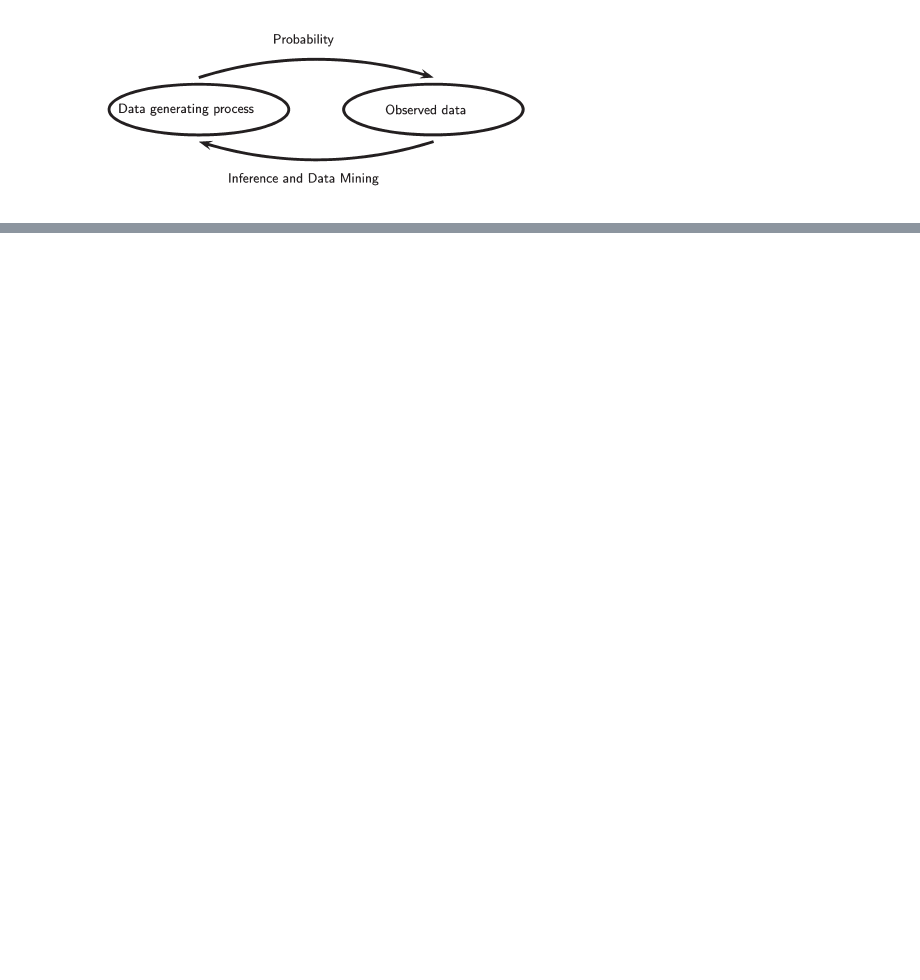
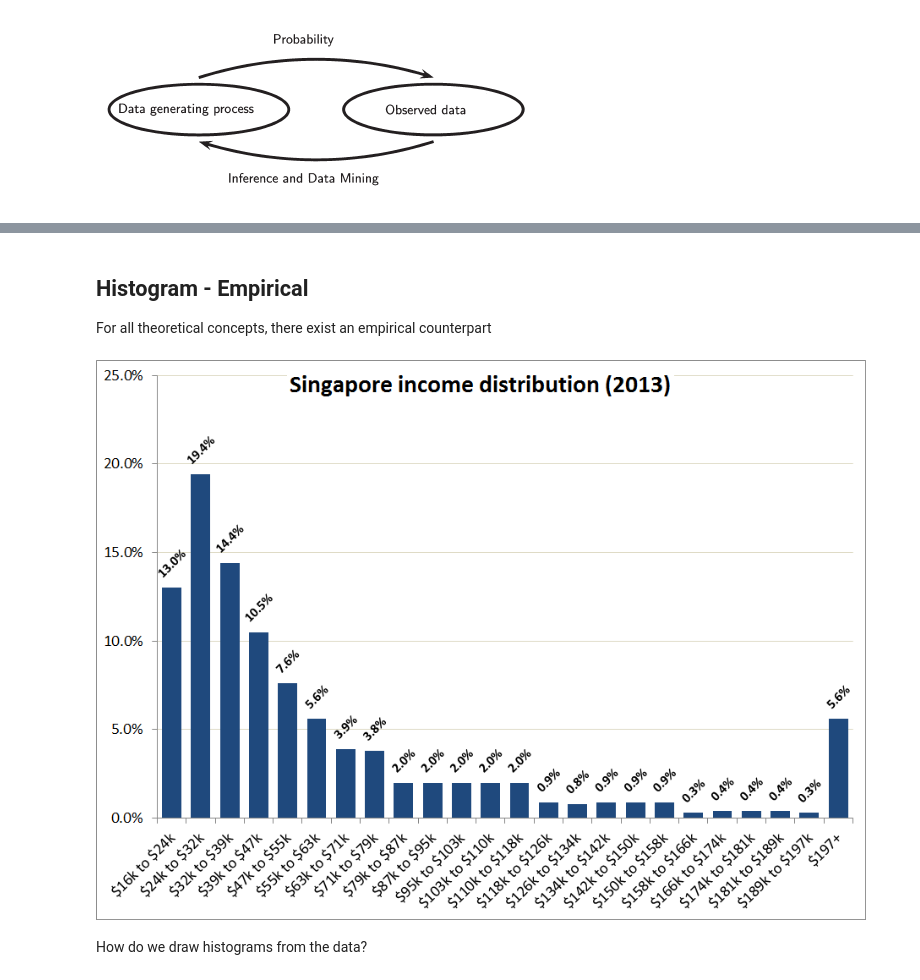
Before and after one commit to CodeOp-tech/CodeOp_EDA, a Jupyter notebook: Exploratory Data Analysis.ipynb, the cells around one changed output, grey strips where cells are left out. Saved outputs shown, nothing was run; the diff lists cells and outputs as text; code cells hidden in the pictures; blank space fills up the shorter version.

```diff
--- a/Exploratory Data Analysis.ipynb
+++ b/Exploratory Data Analysis.ipynb
@@ -15,2 +19,17 @@ Image.open("image/Untitled.png")
+# %% [markdown]
+## Histogram - Empirical
+
+For all theoretical concepts, there exist an empirical counterpart
+# %%
+from PIL import Image
+import requests
+from io import BytesIO
+
+response = requests.get("http://www.kailchan.ca/wp-content/uploads/2014/09/Income-distribution-Singapore-2013.bmp")
+Image.open(BytesIO(response.content))
+# %% [output]
+[figure, added]
+# %% [markdown]
+How do we draw histograms from the data?
 # %%
 import pandas as pd
```
Also changed, not shown: parts of 19 cells of this notebook, 1 other file.
